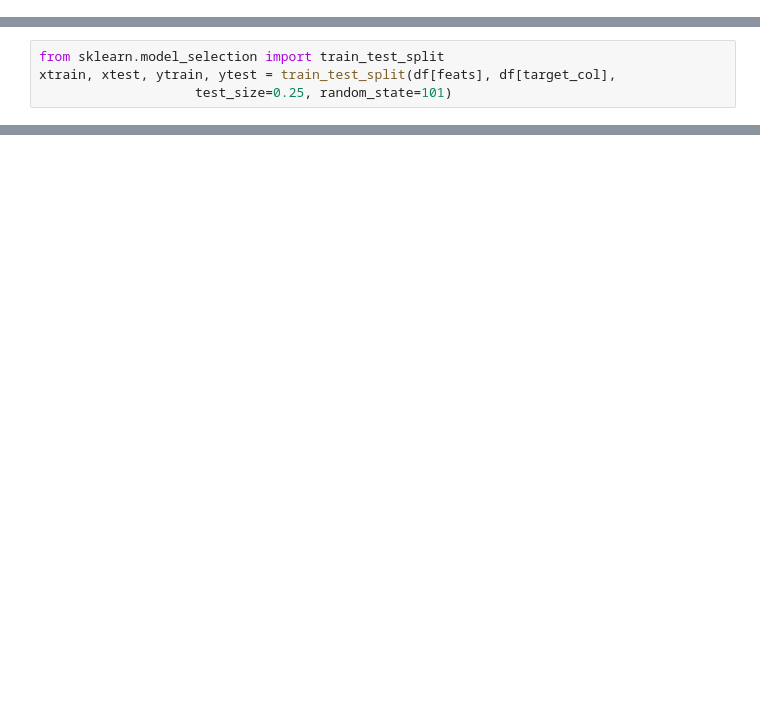
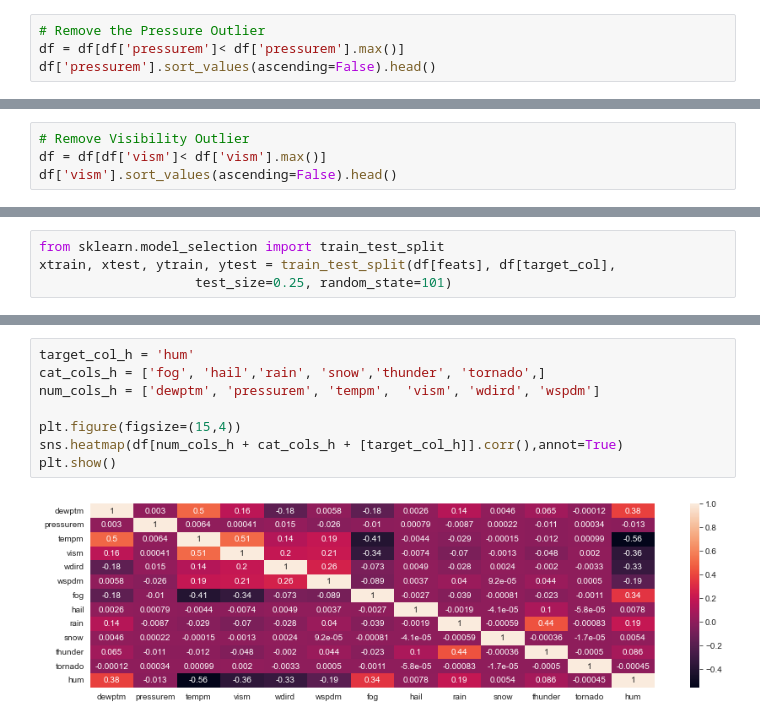
Before and after one commit to Gaurav-Guptaji/ML-Training, a Jupyter notebook: Day 28/day28_weather_prediction.ipynb, the cells around one changed output, grey strips where cells are left out. Drawn from its saved outputs; the diff is of its cells as text; blank space fills up the shorter version.

```diff
--- a/Day 28/day28_weather_prediction.ipynb
+++ b/Day 28/day28_weather_prediction.ipynb
@@ -111,3 +111,7 @@ conds:37
    72.2  175.9  151.9  179.6   10.8   70.4   50.   140.8   21.6   18.
    14.4    7.2   77.8   28.8  114.8   38.9   68.5  188.9  192.6  205.6]
 --------------------
+# %%
+# Remove the Pressure Outlier
+df = df[df['pressurem']< df['pressurem'].max()]
+df['pressurem'].sort_values(ascending=False).head()
@@ -113,0 +125,4 @@ conds:37
+# %%
+# Remove Visibility Outlier
+df = df[df['vism']< df['vism'].max()]
+df['vism'].sort_values(ascending=False).head()
@@ -234,0 +304,10 @@ RF Model (Test):  39.3 %
+# %%
+target_col_h = 'hum'
+cat_cols_h = ['fog', 'hail','rain', 'snow','thunder', 'tornado',]
+num_cols_h = ['dewptm', 'pressurem', 'tempm',  'vism', 'wdird', 'wspdm']
+
+plt.figure(figsize=(15,4))
+sns.heatmap(df[num_cols_h + cat_cols_h + [target_col_h]].corr(),annot=True)
+plt.show()
+# %% [output]
+[figure, added]
```
Also changed, not shown: parts of 16 cells of this notebook, 2 other files.
